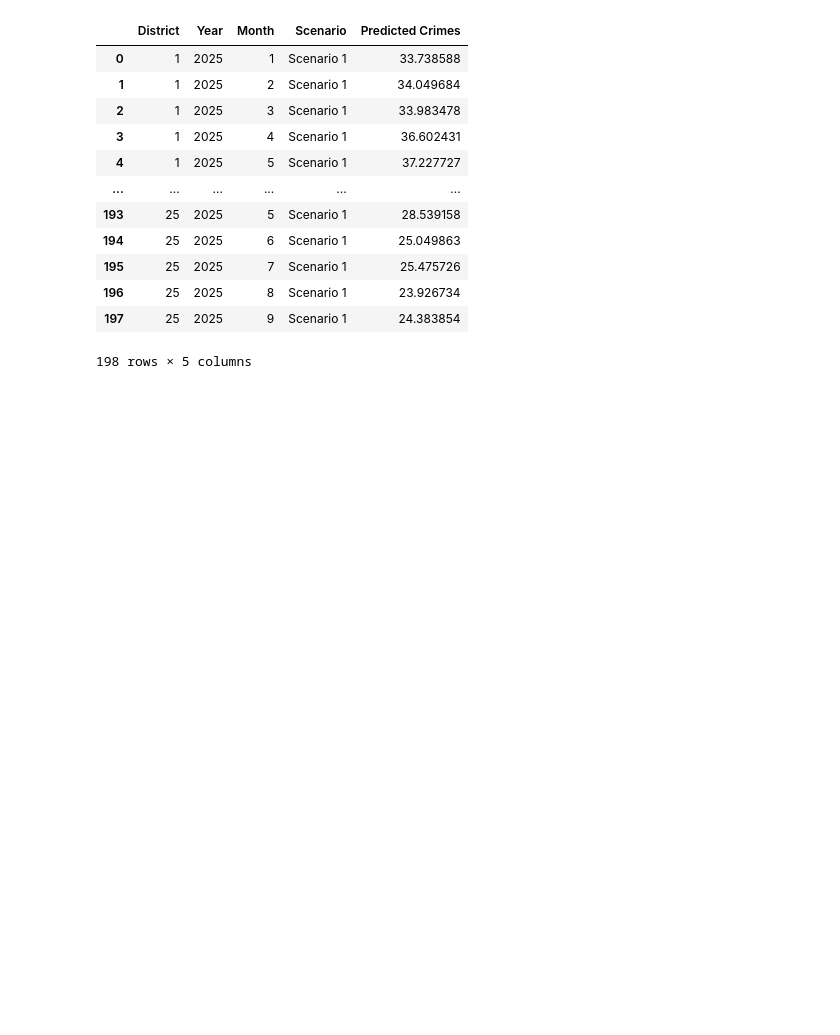
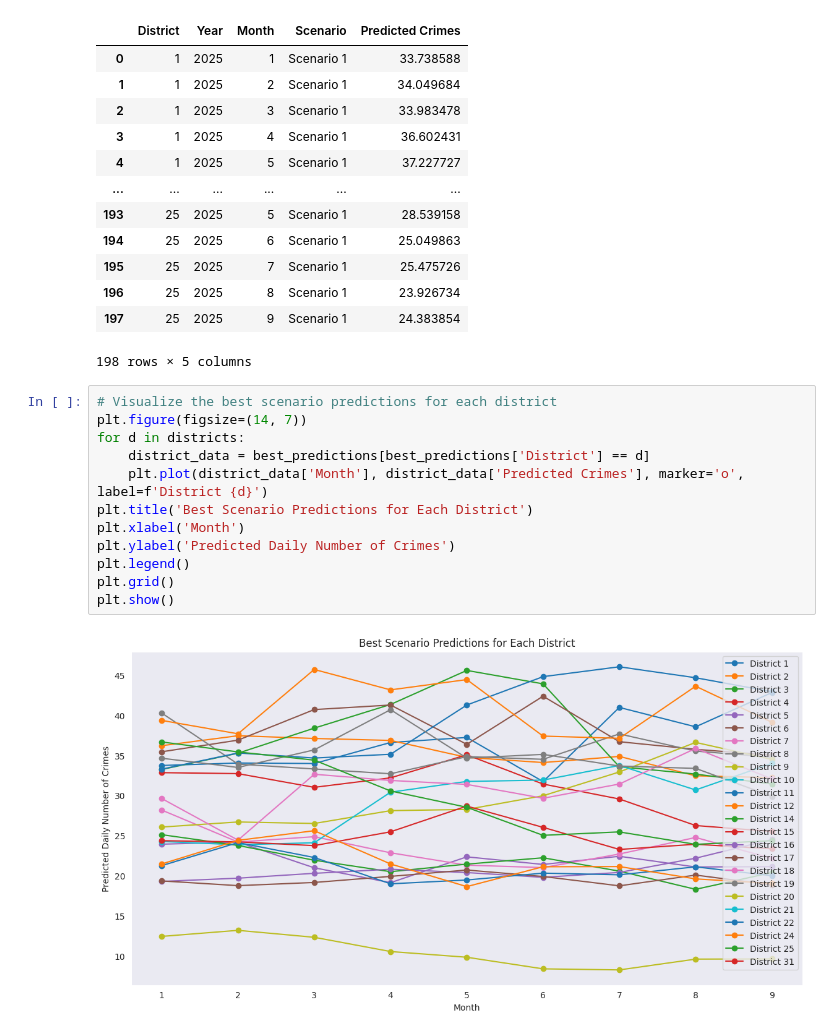
Before and after one commit to enikogyorfi/Szakdolgozat, a Jupyter notebook: Geometriai Brown mozgas.ipynb, the cells around one changed output. Cells and saved outputs as stored; diff of their text form; blank space fills up the shorter version.

Commit message:
Visualize best-case scenario predictions for district-wise GBM model, adding plot functionality to enhance result interpretation

```diff
--- a/Geometriai Brown mozgas.ipynb
+++ b/Geometriai Brown mozgas.ipynb
@@ -344,3 +344,17 @@ best_predictions
 | 196 | 25 | 2025 | 8 | Scenario 1 | 23.926734 |
 | 197 | 25 | 2025 | 9 | Scenario 1 | 24.383854 |
 198 rows × 5 columns
+# %%
+# Visualize the best scenario predictions for each district
+plt.figure(figsize=(14, 7))
+for d in districts:
+    district_data = best_predictions[best_predictions['District'] == d]
+    plt.plot(district_data['Month'], district_data['Predicted Crimes'], marker='o', label=f'District {d}')
+plt.title('Best Scenario Predictions for Each District')
+plt.xlabel('Month')
+plt.ylabel('Predicted Daily Number of Crimes')
+plt.legend()
+plt.grid()
+plt.show()
+# %% [output]
+[figure, added]
```
